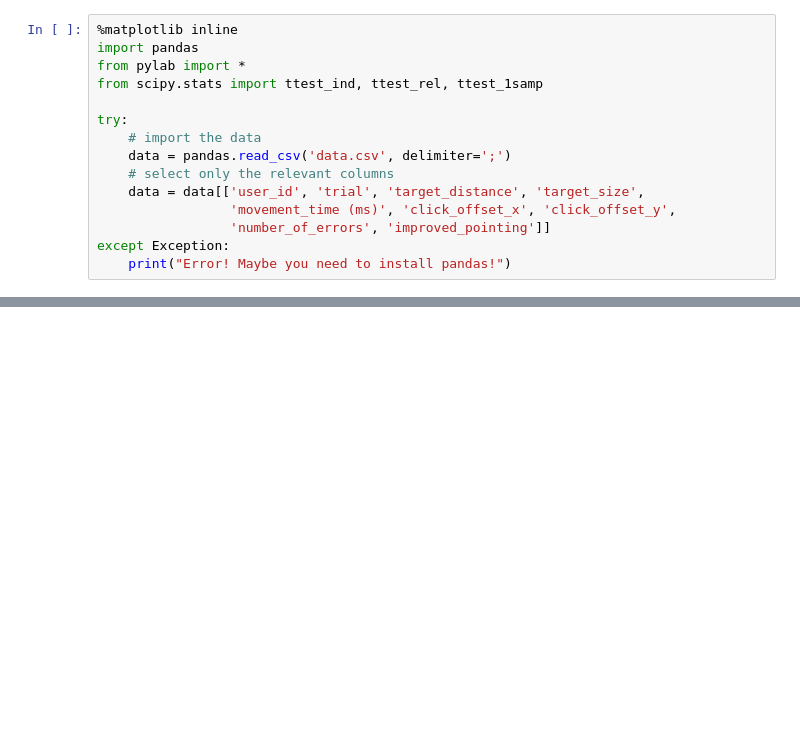
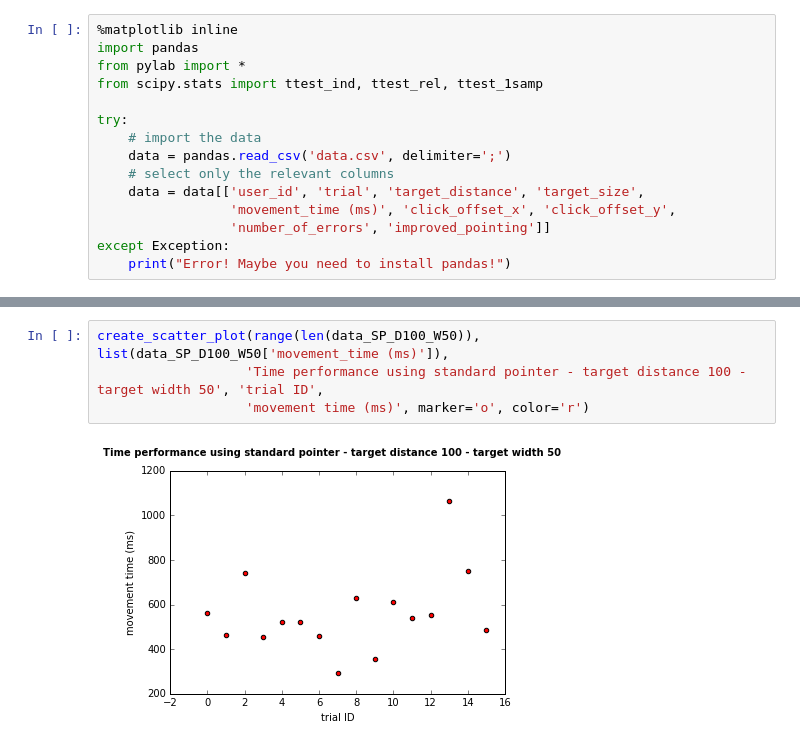
Before and after one commit to MBatzdorf/ITT_Assignment_5, a Jupyter notebook: pointing_technique_experiment.ipynb, the cells around one changed output, grey strips where cells are left out. Drawn from its saved outputs; the diff is of its cells as text; blank space fills up the shorter version.

```diff
--- a/pointing_technique_experiment.ipynb
+++ b/pointing_technique_experiment.ipynb
@@ -73,0 +172,6 @@ except Exception:
+# %%
+create_scatter_plot(range(len(data_SP_D100_W50)), list(data_SP_D100_W50['movement_time (ms)']),
+                   'Time performance using standard pointer - target distance 100 - target width 50', 'trial ID',
+                   'movement time (ms)', marker='o', color='r')
+# %% [output]
+[figure, added]
```
Also changed, not shown: parts of 49 cells of this notebook.
